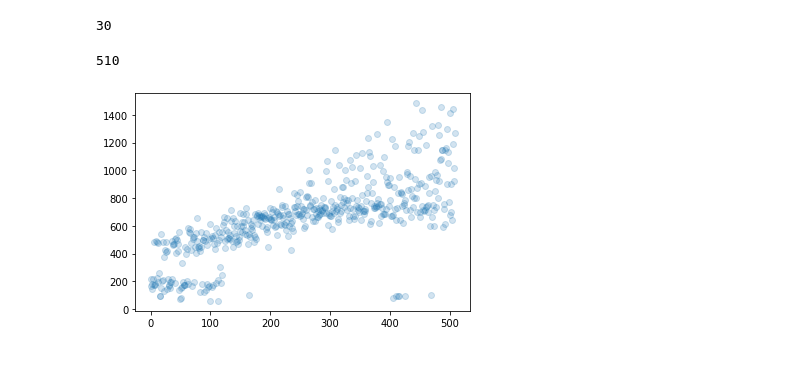
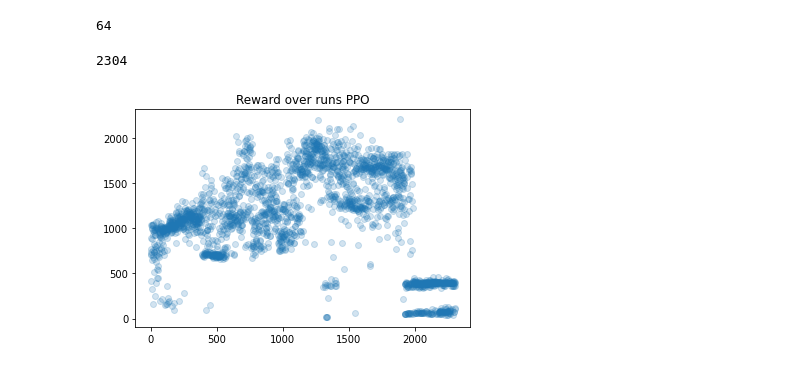
Before and after one commit to PWhiddy/PokemonRedExperiments, a Jupyter notebook: VisualizeProgress.ipynb, the cells around one changed output. Saved outputs shown, nothing was run; the diff lists cells and outputs as text; code cells hidden in the pictures.

```diff
--- a/VisualizeProgress.ipynb
+++ b/VisualizeProgress.ipynb
@@ -8,0 +33,2 @@ load_parallel = True
+# %%
+run_path = 'baselines/session_2b0dc071' # 'baselines/session_f07bf8e1' #'baselines/session_3c6e719a'
@@ -9,7 +104,7 @@ load_parallel = True
 # %%
 if load_parallel:
     run_lists = []
-    for p in Path('baselines/').glob('all_runs_*.json'):
+    for p in Path(run_path).glob('all_runs_*.json'):
         with open(p, 'r') as f:
             run_lists.append(json.load(f))
     print(len(run_lists))
@@ -18,13 +113,13 @@ else:
     with open('baselines/all_runs.json', 'r') as f:
         all_runs = json.load(f)
 # %% [output]
-30
+64
 # %%
 all_runs = all_runs[:]
 # %%
 len(all_runs)
 # %% [output]
-510
+2304
 # %%
 x = np.arange(len(all_runs))
 y = np.array(all_runs)
@@ -39,7 +134,7 @@ lin_y = regr.predict(x.reshape(-1, 1))
 # %%
 plt.scatter(x, y, alpha=0.2)
 #plt.plot(x, lin_y, color="black", linewidth=3)
-#plt.title('Reward over runs PPO')
+plt.title('Reward over runs PPO')
 plt.show()
 # %% [output]
-[figure, old version]
+[figure, new version]
```
Also changed, not shown: parts of 6 cells of this notebook, 2 other files.
